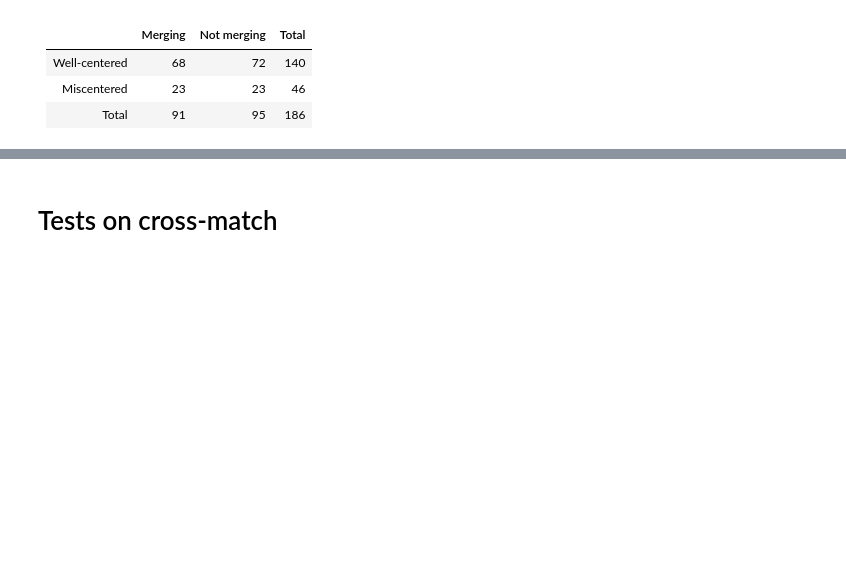
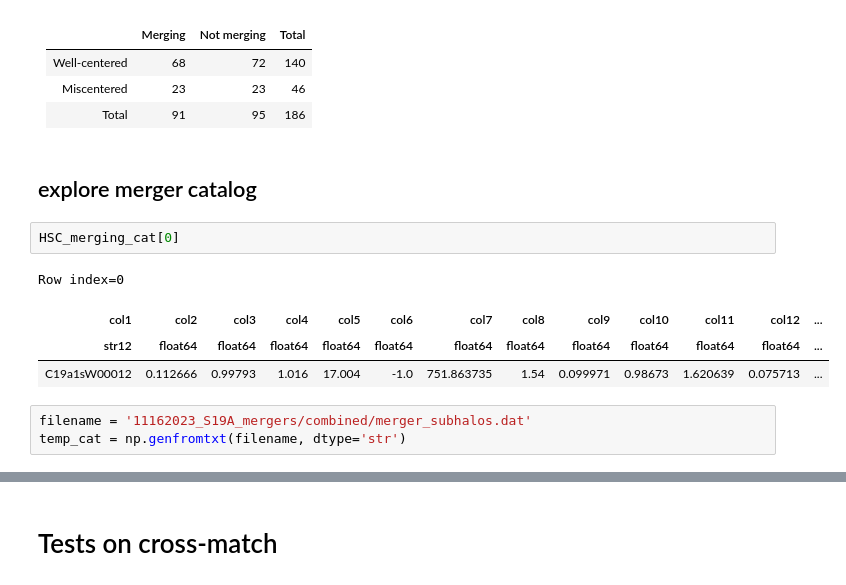
Before and after one commit to Jupiter1994/hsc-miscentering, a Jupyter notebook: HSC_ACT_Crossmatch.ipynb, the cells around one changed output, grey strips where cells are left out. Drawn from its saved outputs; the diff is of its cells as text; blank space fills up the shorter version.

Commit message:
looking into exploring other merger catalogs

```diff
--- a/HSC_ACT_Crossmatch.ipynb
+++ b/HSC_ACT_Crossmatch.ipynb
@@ -722,3 +722,15 @@ Number of miscentered clusters: 46
 | Well-centered | 68      | 72          | 140   |
 | Miscentered   | 23      | 23          | 46    |
 | Total         | 91      | 95          | 186   |
+# %% [markdown]
+## explore merger catalog
+# %%
+HSC_merging_cat[0]
+# %% [output]
+Row index=0
+| col1 | col2 | col3 | col4 | col5 | col6 | col7 | col8 | col9 | col10 | col11 | col12 | ... |
+| str12 | float64 | float64 | float64 | float64 | float64 | float64 | float64 | float64 | float64 | float64 | float64 | ... |
+| C19a1sW00012 | 0.112666 | 0.99793 | 1.016 | 17.004 | -1.0 | 751.863735 | 1.54 | 0.099971 | 0.98673 | 1.620639 | 0.075713 | ... |
+# %%
+filename = '11162023_S19A_mergers/combined/merger_subhalos.dat'
+temp_cat = np.genfromtxt(filename, dtype='str')
```
Also changed, not shown: parts of 2 cells of this notebook.
